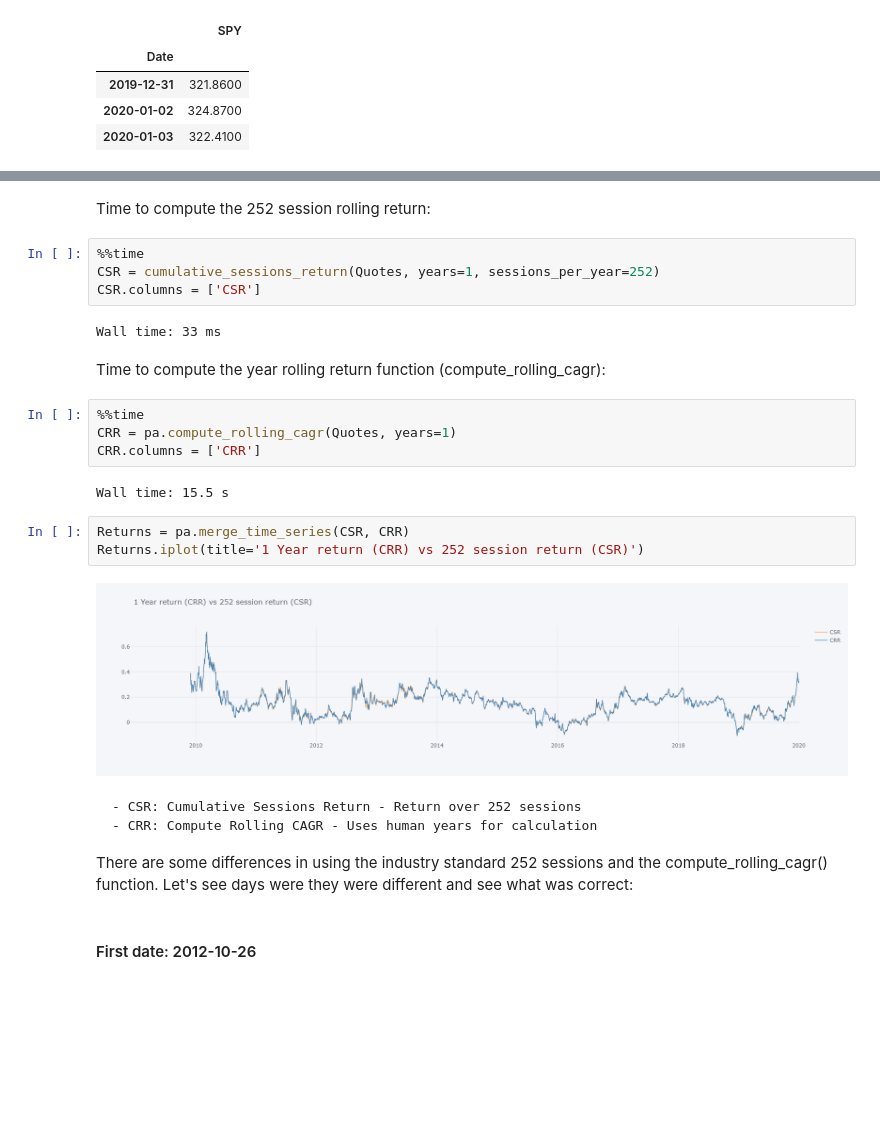
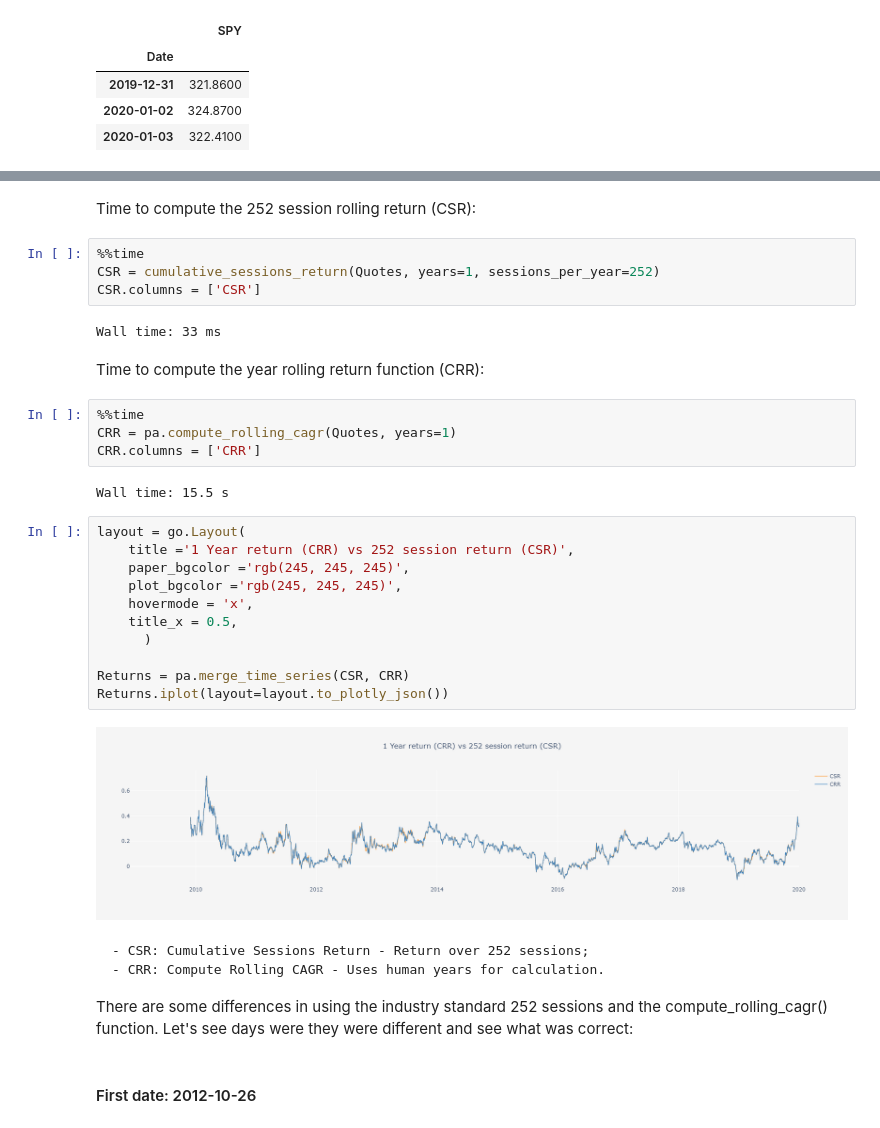
Before and after one commit to LuisSousaSilva/PortfolioAnalyser, a Jupyter notebook: PortfolioAnalyser/Documentation/Rolling_cargr.ipynb, the cells around one changed output, grey strips where cells are left out. Saved outputs shown, nothing was run; the diff lists cells and outputs as text; blank space fills up the shorter version.

```diff
--- a/PortfolioAnalyser/Documentation/Rolling_cargr.ipynb
+++ b/PortfolioAnalyser/Documentation/Rolling_cargr.ipynb
@@ -71,5 +68,5 @@ Quotes.tail(3)
 # %% [markdown]
-Time to compute the 252 session rolling return:
+Time to compute the 252 session rolling return (CSR):
 # %%
 %%time
 CSR = cumulative_sessions_return(Quotes, years=1, sessions_per_year=252)
@@ -77,21 +74,29 @@ CSR.columns = ['CSR']
 # %% [output]
 Wall time: 33 ms
 # %% [markdown]
-Time to compute the year rolling return function (compute_rolling_cagr):
+Time to compute the year rolling return function (CRR):
 # %%
 %%time
 CRR = pa.compute_rolling_cagr(Quotes, years=1)
 CRR.columns = ['CRR']
 # %% [output]
 Wall time: 15.5 s
-# %%
-Returns = pa.merge_time_series(CSR, CRR)
-Returns.iplot(title='1 Year return (CRR) vs 252 session return (CSR)')
-# %% [output]
-[figure, removed]
+# %%
+layout = go.Layout(
+    title ='1 Year return (CRR) vs 252 session return (CSR)',
+    paper_bgcolor ='rgb(245, 245, 245)',
+    plot_bgcolor ='rgb(245, 245, 245)',
+    hovermode = 'x',
+    title_x = 0.5,
+      )
+
+Returns = pa.merge_time_series(CSR, CRR)
+Returns.iplot(layout=layout.to_plotly_json())
+# %% [output]
+[figure, added]
 # %% [markdown]
-    - CSR: Cumulative Sessions Return - Return over 252 sessions
-    - CRR: Compute Rolling CAGR - Uses human years for calculation
+    - CSR: Cumulative Sessions Return - Return over 252 sessions;
+    - CRR: Compute Rolling CAGR - Uses human years for calculation.
 
 There are some differences in using the industry standard 252 sessions and the compute_rolling_cagr() function. Let's see days were they were different and see what was correct:
 # %% [markdown]
```
Also changed, not shown: parts of 8 cells of this notebook.
